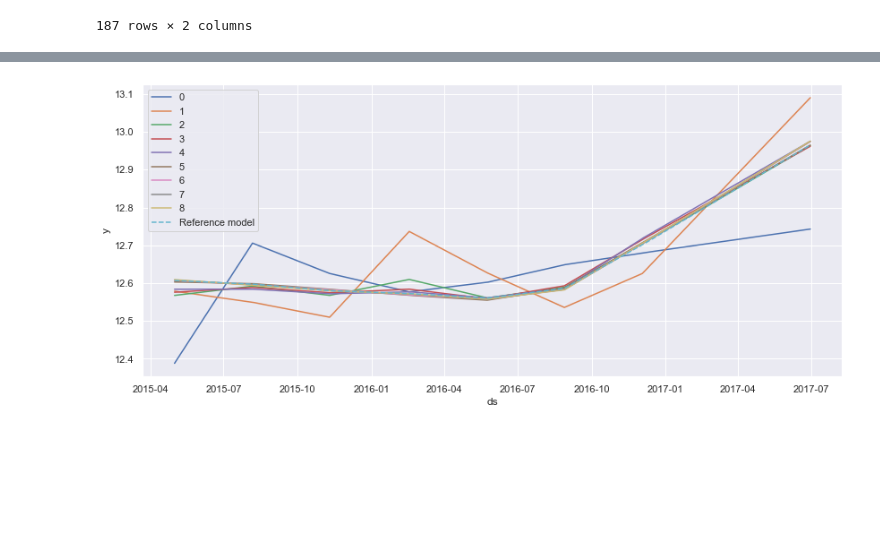
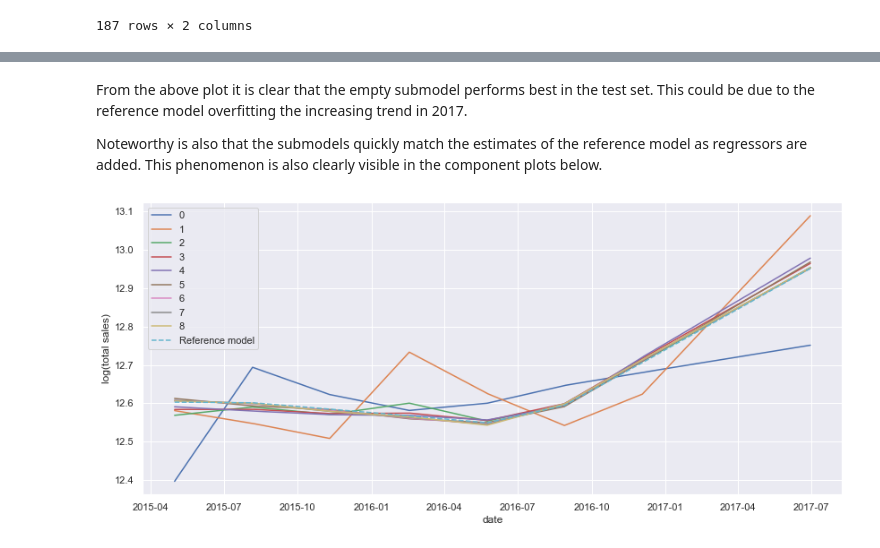
Before and after one commit to Elias-YJ/bsc-thesis, a Jupyter notebook: Projections_stiff.ipynb, the cells around one changed output, grey strips where cells are left out. Saved outputs shown, nothing was run; the diff lists cells and outputs as text; code cells hidden in the pictures; blank space fills up the shorter version.

```diff
--- a/Projections_stiff.ipynb
+++ b/Projections_stiff.ipynb
@@ -174,5 +197,8 @@ prophet_projpred.plot_submodels(m, submodels, future)
+# %% [markdown]
+From the above plot it is clear that the empty submodel performs best in the test set. This could be due to the reference model overfitting the increasing trend in 2017.
+
+Noteworthy is also that the submodels quickly match the estimates of the reference model as regressors are added. This phenomenon is also clearly visible in the component plots below.
 # %%
-from prophet_projpred.plots import plot_submodel_trends
-plot_submodel_trends(m, submodels, future)
+prophet_projpred.plot_submodel_component(m, submodels, future, 'trend')
 # %% [output]
-[figure, old version]
+[figure, new version]
```
Also changed, not shown: parts of 15 cells of this notebook, 6 other files.
